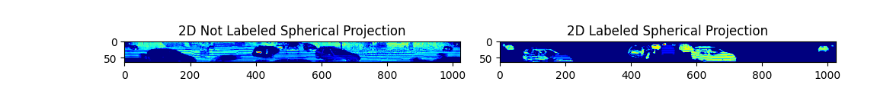
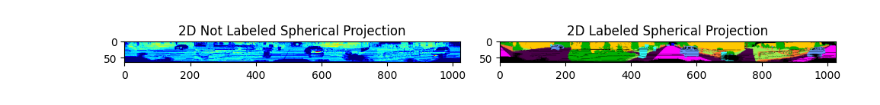
Before and after one commit to alunos-pfc/Spherical-Projection-SemanticKITTI, a Jupyter notebook: SphericalProjection.ipynb, the cells around one changed output. Saved outputs shown, nothing was run; the diff lists cells and outputs as text; code cells hidden in the pictures.

Commit message:
Correção das labels e comentários

```diff
--- a/SphericalProjection.ipynb
+++ b/SphericalProjection.ipynb
@@ -34,6 +34,12 @@ def load_semantic_kitti_data(sequence_path, frame_number):
 
     return point_cloud
 # %%
+'''
+- Pega o diretório do dataset até o número da sequência
+- Procura pelo subdiretório labels para retirar o .label do frame
+- Transforma os dados do .label em uma matriz bidimensional
+- Pega cada ponto do .label e adiciona a uma lista e retorna
+'''
 def load_semantic_kitti_label(sequence_path, frame_number):
     labels = []
 
@@ -43,8 +49,10 @@ def load_semantic_kitti_label(sequence_path, frame_number):
     file_path = os.path.join(label_path, file_name)
     if os.path.exists(file_path):
         with open(file_path, 'rb') as f:
-            point_labels = np.fromfile(f, dtype=np.uint32)
-            #coordinates_labels = point_labels[:, :4]
+            point_labels = np.fromfile(f, dtype=np.uint32).reshape((-1))
+
+            # O semanticKitti faz as labels serem separadas por bits
+            point_labels = point_labels & 0xFFFF
 
             labels.append(point_labels)
     else:
@@ -68,9 +120,10 @@ def concatenate_cloud_with_label(point_cloud, labels):
 - R é a distância do laser até a origem (LiDAR)
 - desvio_eixoY é o valor no plano xy e o ângulo com range de [FOV_UP, FOV_DOWN] para max/min
 - desvio_eixoX é o valor no plano xz com range de [-pi,pi] por causa da função arctan2
+- É necessário negar arctan2 para evitar espelhamento
 - É necessário normalizar os desvios para pegar os pontos na distorção para 2D
 - Como o modelo do LiDAR utilizado é o Velodyne HDL 64-E, a imagem deve ser 64x1024
-- Retorna o ponto (normal_Y,normal_X, intensidade) da projeção
+- Retorna o ponto (normal_Y,normal_X, intensidade, label) da projeção
 '''
 
 def spherical_projection(point_cloud):
@@ -81,14 +134,14 @@ def spherical_projection(point_cloud):
     R = np.sqrt(x_coord**2 + y_coord**2 + z_coord**2)
 
     desvio_eixoY = np.arcsin(z_coord/R)
-    desvio_eixoX = np.arctan2(y_coord, x_coord)
+    desvio_eixoX = -np.arctan2(y_coord, x_coord)
 
     FOV_UP = np.max(desvio_eixoY)
     FOV_DOWN = np.min(desvio_eixoY)
     FOV = FOV_UP + abs(FOV_DOWN)
 
     normal_Y = 1.0 - ((desvio_eixoY + abs(FOV_DOWN))/FOV)
-    normal_X = 0.5 * ((desvio_eixoX/np.pi) + 1)
+    normal_X = 0.5 * (desvio_eixoX/np.pi + 1)
 
 
     return normal_Y*64, normal_X*1024, point_cloud[:, 3], point_cloud[:, 4]
@@ -115,5 +168,21 @@ def create_ImageMatrix(normal_Y, normal_X, intensity, label):
         image_matrix_with_label[y, x] = i
 
     return image_matrix_no_label, image_matrix_with_label
+# %%
+'''
+- Substitui as keys da matriz de label pela respectiva cor do dicionário color_map
+- Retorna a matriz de label no formato (64, 1024, 3)
+'''
+def colored_matrix_with_label(image_matrix_with_label):
+
+    colored_matrix =  np.empty(image_matrix_with_label.shape + (3,), dtype=np.uint8)
+
+    for key, value in color_map.items():
+        indices = np.where(image_matrix_with_label == key)
+        colored_matrix[indices] = value
+
+    image_matrix_with_label = colored_matrix
+
+    return image_matrix_with_label
 # %%
 '''
@@ -137,24 +210,27 @@ def visualize_spherical_projection(not_labeled_matrix, labeled_matrix):
     plt.show()
 # %%
 # Caminho para o diretório do dataset SemanticKITTI
-sequence_path = 'A:/SemanticKITTI/dataset/sequences/07/'
+sequence_path = 'A:/SemanticKITTI/dataset/sequences/05/'
 # Número do frame desejado
-frame_number = 1000
+frame_number = 300
 
 # Carrega os dados do dataset
 point_cloud = load_semantic_kitti_data(sequence_path, frame_number)
 labels = load_semantic_kitti_label(sequence_path, frame_number)
 
 # Concatena a nuvem com os rotulos para máscara semântica
 labeled_cloud = concatenate_cloud_with_label(point_cloud, labels)
 
 # Projeção esférica dos pontos da nuvem
 rows, cols, intensity, label = spherical_projection(labeled_cloud)
 
 # Criação da imagem (matriz)
 image_matrix_no_label, image_matrix_with_label = create_ImageMatrix(rows, cols, intensity, label)
 
+# Coloração da matriz de labels
+image_matrix_with_label = colored_matrix_with_label(image_matrix_with_label)
+
 # Visualização da projeção
 visualize_spherical_projection(image_matrix_no_label, image_matrix_with_label)
 # %% [output]
-[figure, old version]
+[figure, new version]
```
Also changed, not shown: parts of 4 cells of this notebook.
